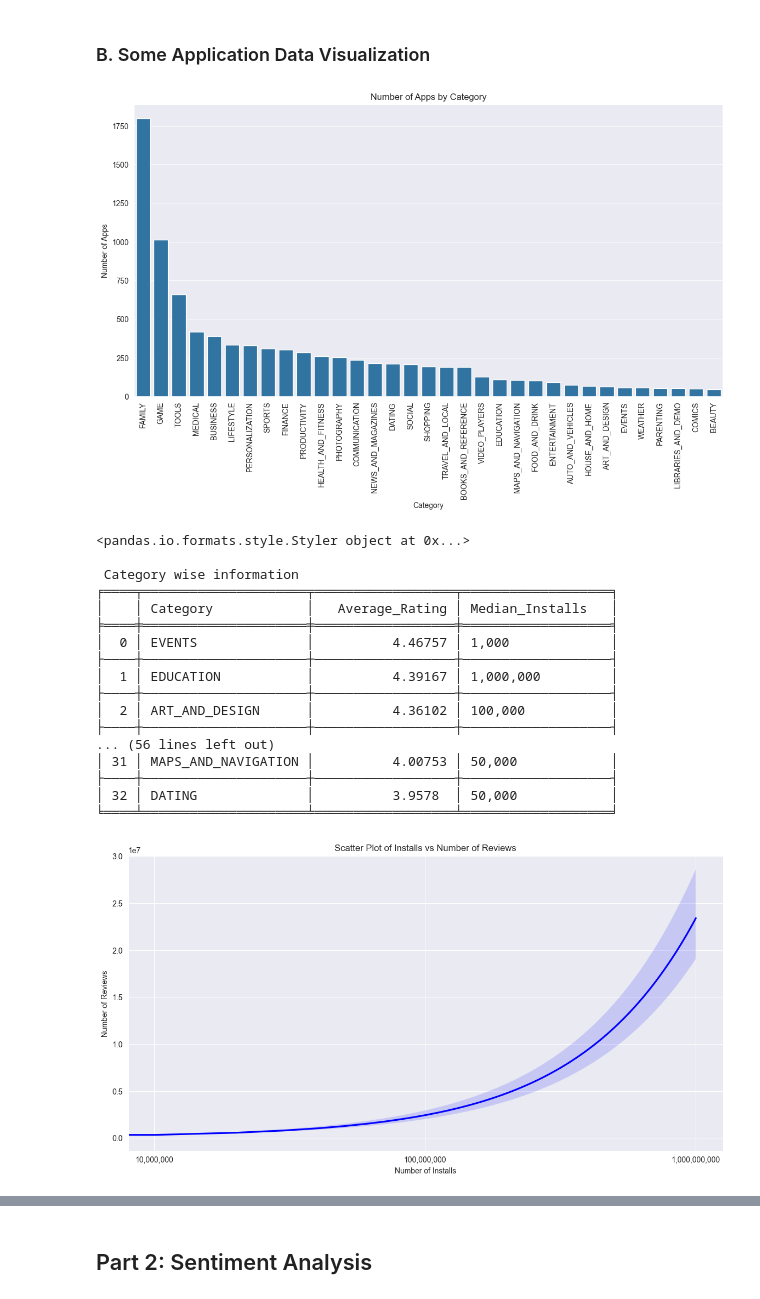
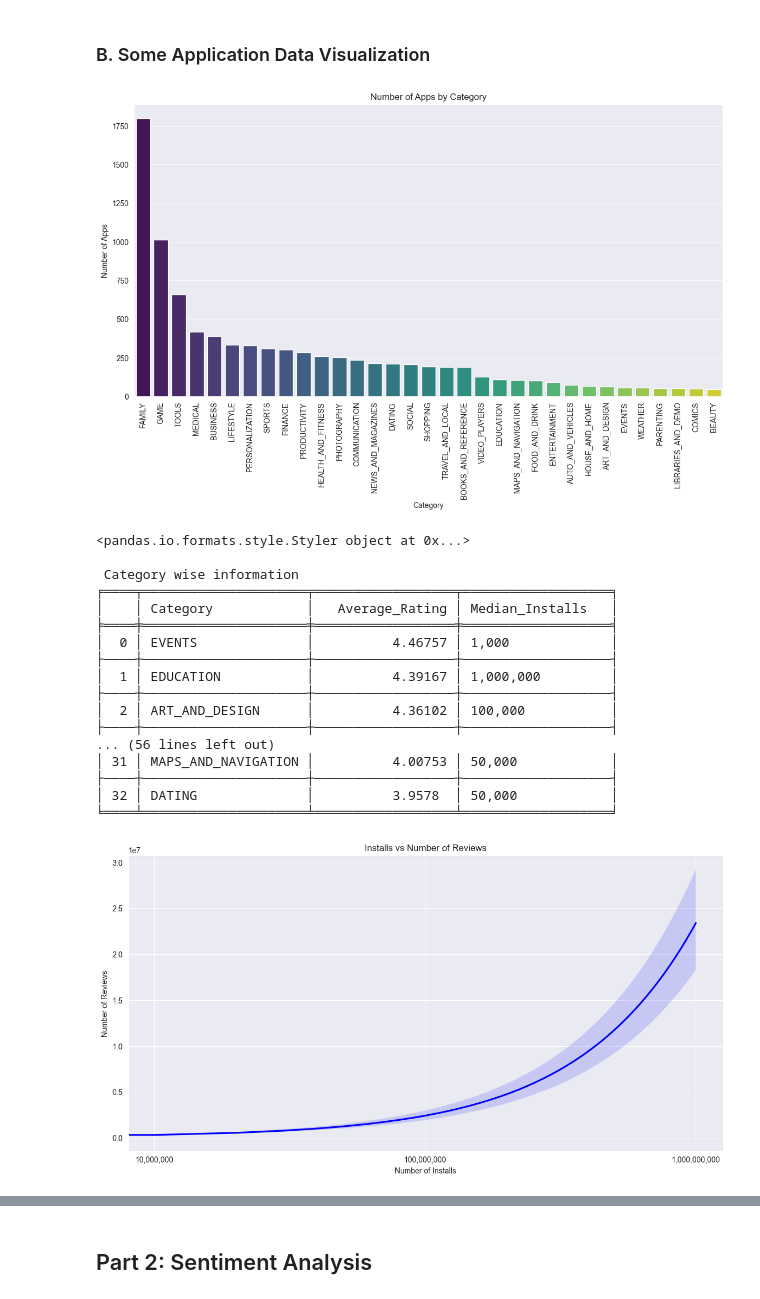
Before and after one commit to syed-rizvi-leanix/google_play_store_reviews, a Jupyter notebook: google_play_store.ipynb, the cells around one changed output, grey strips where cells are left out. Cells and saved outputs as stored; diff of their text form; code cells hidden in the pictures.

```diff
--- a/google_play_store.ipynb
+++ b/google_play_store.ipynb
@@ -69,7 +73,7 @@ from matplotlib.ticker import LogLocator, FuncFormatter
 category_counts = app_df['Category'].value_counts()
 
 plt.figure(figsize=(14, 7))
-sns.barplot(x=category_counts.index, y=category_counts.values)
+sns.barplot(x=category_counts.index, y=category_counts.values, hue=category_counts.index, palette='viridis')
 plt.title('Number of Apps by Category')
 plt.xlabel('Category')
 plt.ylabel('Number of Apps')
@@ -88,36 +92,37 @@ print(category_stats.style.format(precision=3, thousands=".", decimal=",").forma
 print("\n Category wise information")
 print(tabulate(category_stats, headers='keys', tablefmt='fancy_grid'))
 
 app_df['Installs'] = pd.to_numeric(app_df['Installs'], errors='coerce')
 app_df['Reviews'] = pd.to_numeric(app_df['Reviews'], errors='coerce')
 app_df = app_df.dropna(subset=['Installs', 'Reviews'])
 plt.figure(figsize=(14, 7))
 sns.regplot(data=app_df, x='Installs', y='Reviews', scatter=False, color='blue')
-plt.title('Scatter Plot of Installs vs Number of Reviews')
+plt.title('Installs vs Number of Reviews')
 plt.xlabel('Number of Installs')
 plt.ylabel('Number of Reviews')
 plt.xscale('log')
 ax = plt.gca()
 ax.xaxis.set_major_locator(LogLocator(base=10.0))
 ax.xaxis.set_major_formatter(FuncFormatter(lambda x, _: f'{int(x):,}'))
 
 plt.show()
 
 app_df['Rating'] = pd.to_numeric(app_df['Rating'], errors='coerce')
 app_df['App Type'] = app_df['Price'].apply(lambda x: 'Free' if x == 0 or x == 0.0 else 'Paid')
 
 app_type_counts = app_df['App Type'].value_counts()
 average_ratings = app_df.groupby('App Type')['Rating'].mean()
 
 summary_table = pd.DataFrame({
     'App Type': app_type_counts.index,
     'Count': app_type_counts.values,
     'Average Rating': average_ratings.values
 })
 
-print(summary_table)
+print("\n Category wise information")
+print(tabulate(summary_table, headers='keys', tablefmt='fancy_grid'))
 # %% [output]
-[figure, old version]
+[figure, new version]
 <pandas.io.formats.style.Styler object at 0x...>
 
  Category wise information
@@ -135,4 +140,4 @@ print(summary_table)
 ├────┼─────────────────────┼──────────────────┼───────────────────┤
 │ 32 │ DATING              │          3.9578  │ 50,000            │
 ╘════╧═════════════════════╧══════════════════╧═══════════════════╛
-[figure, old version]
+[figure, new version]
```
Also changed, not shown: parts of 19 cells of this notebook, 34 other files.
